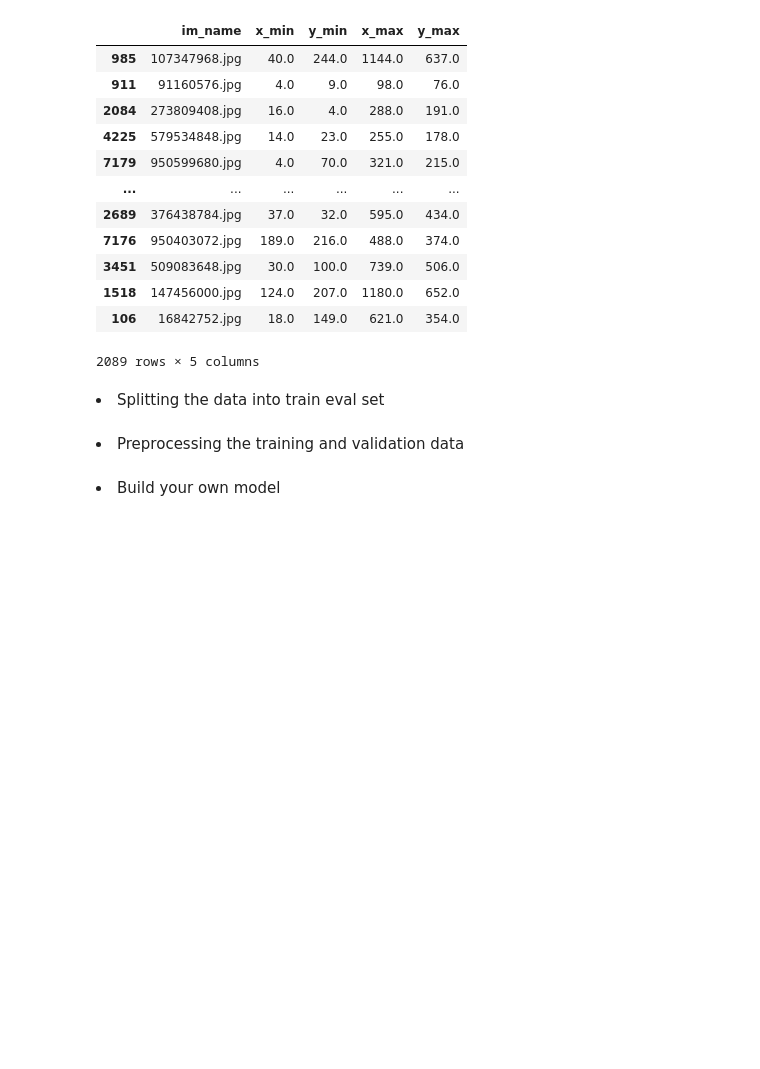
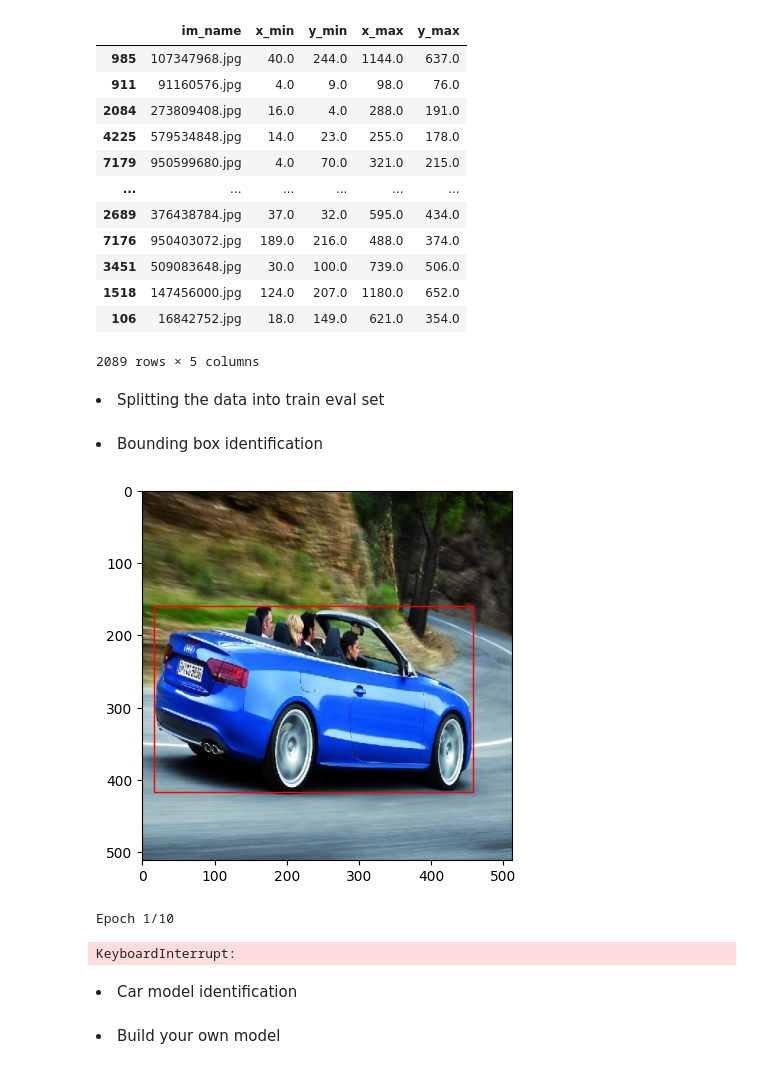
Before and after one commit to jyecapgemini/data_challenge_mines, a Jupyter notebook: Welcoming notebook/Welcoming_Hackathon_v2.ipynb, the cells around one changed output. Drawn from its saved outputs; the diff is of its cells as text; code cells hidden in the pictures; blank space fills up the shorter version.

```diff
--- a/Welcoming notebook/Welcoming_Hackathon_v2.ipynb
+++ b/Welcoming notebook/Welcoming_Hackathon_v2.ipynb
@@ -231,3 +230,49 @@ from sklearn.model_selection import train_test_split
 bbox_train, bbox_eval = train_test_split(
     bbox_train_full, test_size=0.2, random_state=1234
 )
+# %% [markdown]
+<li> Bounding box identification</li>
+# %%
+from tensorflow.keras.preprocessing.image import load_img, img_to_array
+
+def preprocess_data(bbox_data, image_path, target_size=(512, 512)):
+    X = []  # List to store the preprocessed images
+    y = []  # List to store the target labels (IOU-based bounding boxes)
+
+    for idx, row in bbox_data.iterrows():
+        im_name, x1, y1, x2, y2 = row
+        im = load_img(f"{image_path}/{im_name}", target_size=target_size)
+        im = img_to_array(im) / 255.0  # Normalize the image pixels to [0, 1]
+        X.append(im)
+
+        # Calculate scaling factors for bounding box coordinates
+        orig_width, orig_height = load_img(f"{image_path}/{im_name}").size
+        scale_x = target_size[0] / orig_width
+        scale_y = target_size[1] / orig_height
+
+        # Resize and scale bounding box coordinates
+        x1_scaled = x1 * scale_x
+        y1_scaled = y1 * scale_y
+        x2_scaled = x2 * scale_x
+        y2_scaled = y2 * scale_y
+
+        target_label = [x1_scaled, y1_scaled, x2_scaled, y2_scaled]
+        y.append(target_label)
+
+    return np.array(X), np.array(y)
+# Load and preprocess the data
+image_path = "../datasets_train/train"
+X_train, y_train = preprocess_data(bbox_train_full, image_path)
+# %%
+#Show the processed images
+image = X_train[0]
+bbox_coords = y_train[0]
+
+# Plot the image with the bounding box
+plt.imshow(image)
+ax = plt.gca()
+rect = plt.Rectangle((bbox_coords[0], bbox_coords[1]), bbox_coords[2] - bbox_coords[0], bbox_coords[3] - bbox_coords[1], linewidth=1, edgecolor='r', facecolor='none')
+ax.add_patch(rect)
+plt.show()
+# %% [output]
+[figure, added]
@@ -234,5 +316,22 @@ bbox_train, bbox_eval = train_test_split(
+# %%
+# Define the input shape for the CNN model
+input_shape = X_train.shape[1:]
+
+# Create the CNN model
+model = create_cnn_model(input_shape)
+
+# Compile the model
+model.compile(optimizer='adam', loss='mean_squared_error', metrics=[iou])
+
+# Train the model
+batch_size = 32
+epochs = 10
+model.fit(X_train, y_train, batch_size=batch_size, epochs=epochs)
+# %% [output]
+Epoch 1/10
+KeyboardInterrupt:
 # %% [markdown]
-<li> Preprocessing the training and validation data</li>
+<li> Car model identification</li>
 # %%
 class ImageDataPreprocessor:
     def __init__(self, target_shape=(128, 128, 3)):
```
Also changed, not shown: parts of 3 cells of this notebook.
